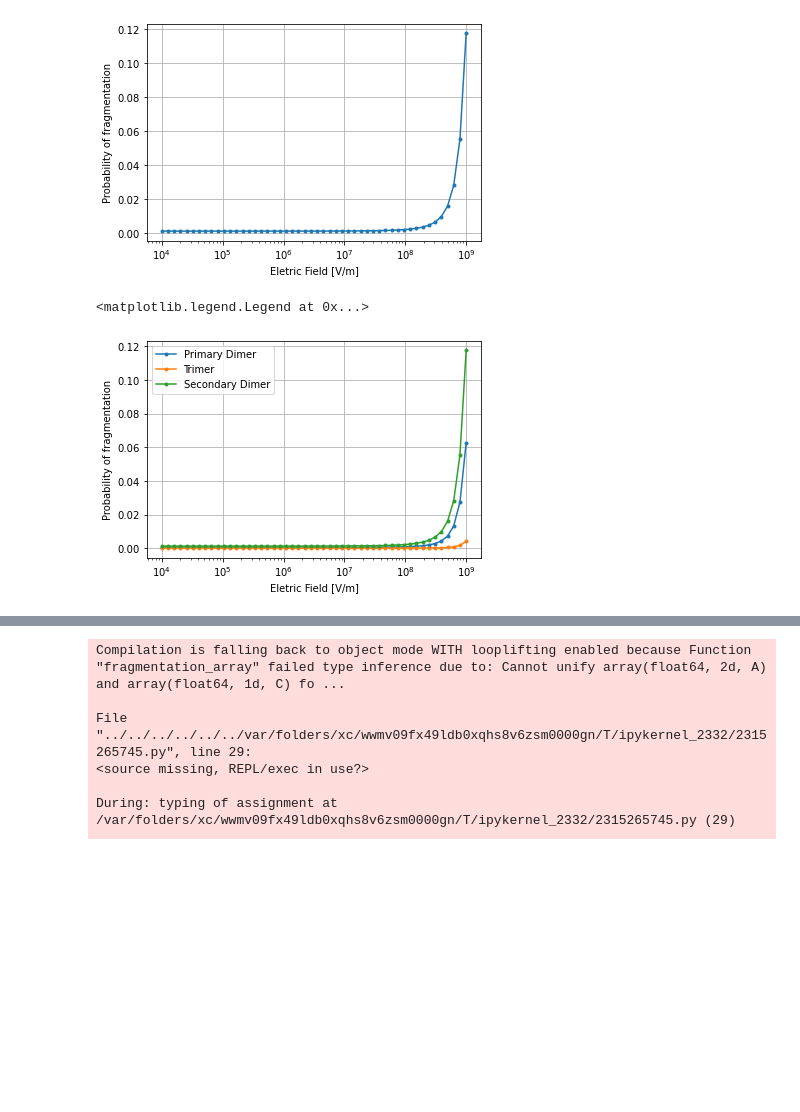
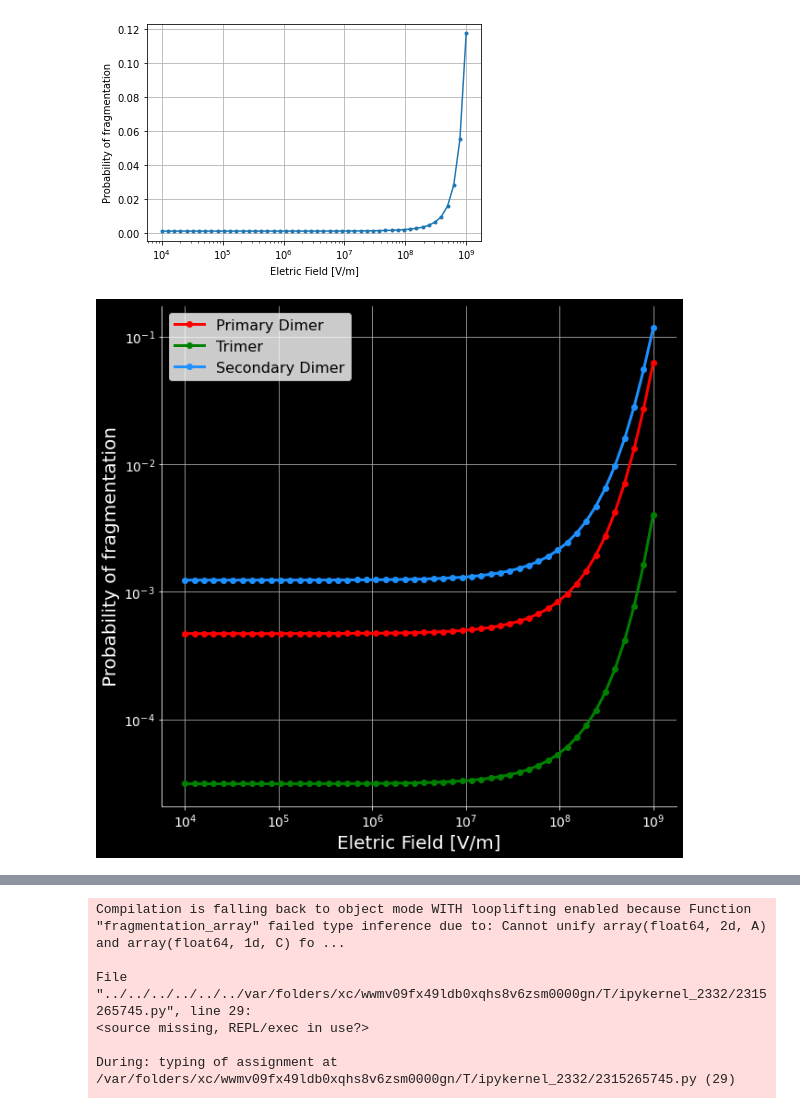
Before and after one commit to Rafid-Ben/Electrospray_DF_Py, a Jupyter notebook: Efield_emitter_plot.ipynb, the cells around one changed output, grey strips where cells are left out. Drawn from its saved outputs; the diff is of its cells as text; code cells hidden in the pictures; blank space fills up the shorter version.

```diff
--- a/Efield_emitter_plot.ipynb
+++ b/Efield_emitter_plot.ipynb
@@ -129,7 +133,7 @@ plt.savefig("Proba_frag.png")
 # %% [output]
 [figure]
 # %%
-@njit(float64[:](float64[:, :], float64[:], float64), cache=True, fastmath=True, parallel=True)
+
 def prob_frag_compute(species,E_mag,dt):
     # dt is the timestep
 
@@ -142,14 +146,14 @@ def prob_frag_compute(species,E_mag,dt):
 
 
 
-
     # Ensure species is a contiguous 1D array (cheap operation)
     assert species.shape[1] == 1
     contig_species = species[:,0].copy()
 
     frag=np.zeros_like(contig_species)
+    lifetime=np.zeros_like(contig_species)
 
-    for i in prange(len(contig_species)):
+    for i in range(len(contig_species)):
 
         spec=contig_species[i]
 
@@ -184,29 +188,40 @@ def prob_frag_compute(species,E_mag,dt):
 
         proba=1-np.exp(-dt/tau)
         frag[i]=proba
+        lifetime[i]=tau
 
-    return frag
+    return lifetime,frag
 # %%
+fig = plt.figure(figsize=(10,10), facecolor='k')
+ax = fig.add_subplot(111, facecolor='k')
+
 dt=5e-12
 coeffs=np.array([2,3,5])
 # Map coefficients to legend labels
 label_map = {
     2: "Primary Dimer",
     3: "Trimer",
     5: "Secondary Dimer"
 }
 
+colors=['r','g','dodgerblue']
+j=0
 for coeff in coeffs:
     species=coeff*np.ones_like(efield)
     species=species.reshape(-1, 1)
-    frag=prob_frag_compute(species,efield,dt)
-    plt.plot(efield, frag , '.-',label=label_map[coeff])
-    plt.xlabel("Eletric Field [V/m]")
-    plt.ylabel("Probability of fragmentation")
-    plt.grid(True)
+    _,frag=prob_frag_compute(species,efield,dt)
+    ax.plot(efield, frag , 'o-',label=label_map[coeff],color=colors[j],linewidth=3) ; j=j+1
+    ax.set_xlabel("Eletric Field [V/m]", color='w',fontsize=20)
+    ax.set_ylabel("Probability of fragmentation", color='w',fontsize=20)
+    ax.grid(True)
     plt.gca().set_xscale("log")
-    #plt.gca().set_yscale("log")
-plt.legend()
+    plt.gca().set_yscale("log")
+
+ax.spines['bottom'].set_color('w')
+ax.spines['left'].set_color('w')
+ax.tick_params(axis='x', colors='w', labelsize=14)  # Increase x-tick label size
+ax.tick_params(axis='y', colors='w', labelsize=14)  # Increase y-tick label size
+ax.legend(fontsize=16)
+plt.savefig("prob_frag.png", format='png', bbox_inches='tight')
 # %% [output]
-<matplotlib.legend.Legend at 0x...>
-[figure, old version]
+[figure, new version]
```
Also changed, not shown: parts of 3 cells of this notebook, 3 other files.
